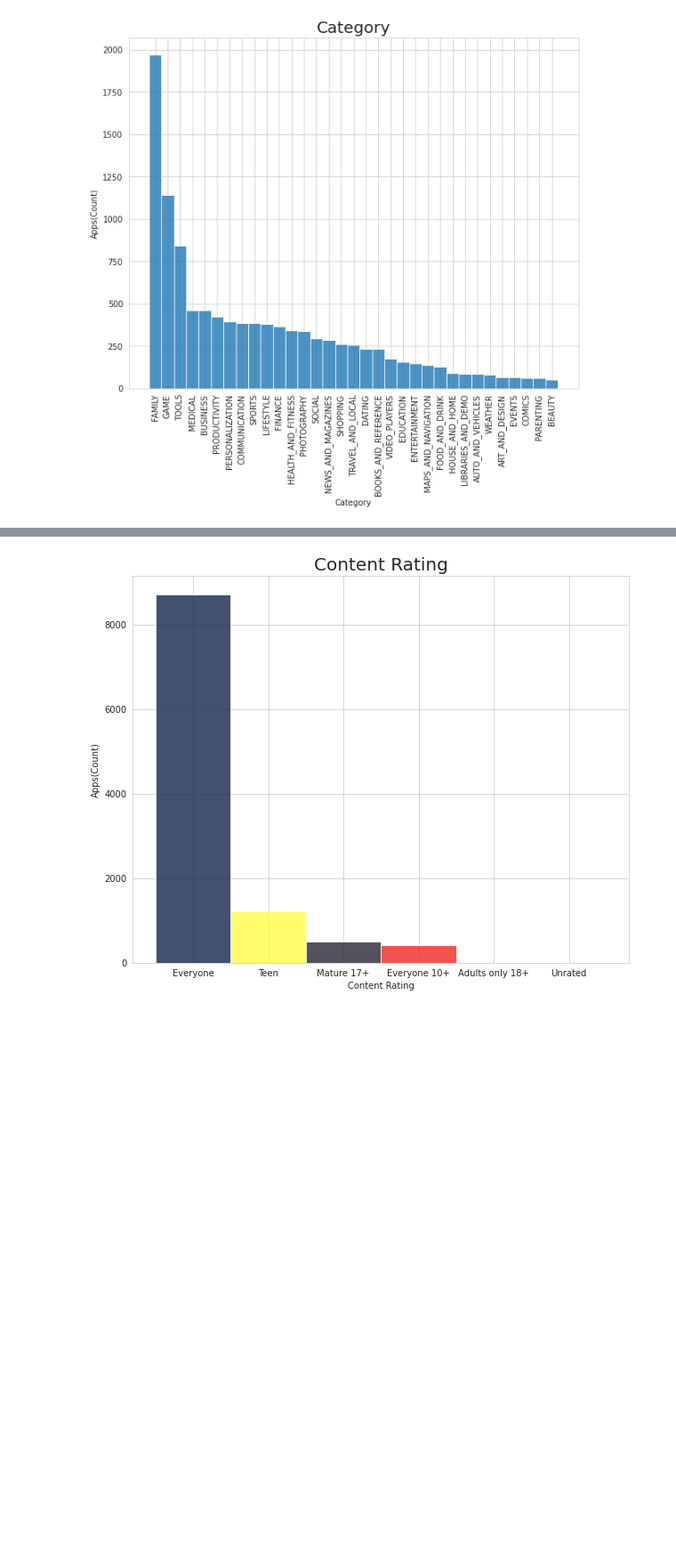
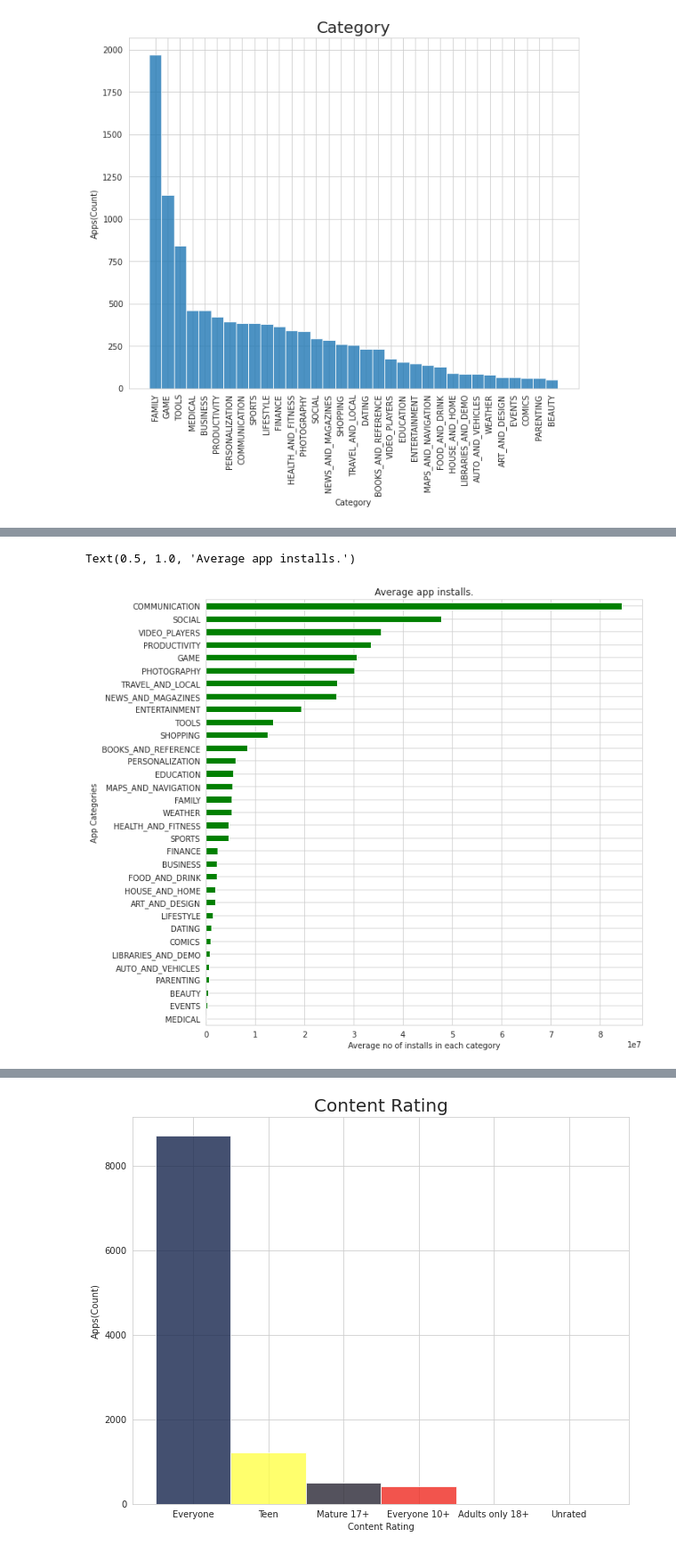
Before and after one commit to ansonsibi1/Play-Store-App-Review-Analysis-, a Jupyter notebook: Anson_Sibi_Play_Store_App_Review_Analysis_Capstone_Project.ipynb, the cells around one changed output, grey strips where cells are left out. Shown at 89% size. Saved outputs shown, nothing was run; the diff lists cells and outputs as text; code cells hidden in the pictures; blank space fills up the shorter version.

```diff
--- a/Anson_Sibi_Play_Store_App_Review_Analysis_Capstone_Project.ipynb
+++ b/Anson_Sibi_Play_Store_App_Review_Analysis_Capstone_Project.ipynb
@@ -407,0 +435,11 @@ plt.show();
+# %%
+#sorted value of average no of installs in each category.
+grp_avg=df1.groupby('Category')['Installs'].agg(np.mean).sort_values(ascending=True)
+grp_avg.plot.barh(figsize=(10,10), color = 'g')
+plt.ylabel('App Categories')
+plt.xlabel('Average no of installs in each category')
+plt.xticks()
+plt.title('Average app installs.')
+# %% [output]
+Text(0.5, 1.0, 'Average app installs.')
+[figure, added]
```
Also changed, not shown: parts of 39 cells of this notebook.
